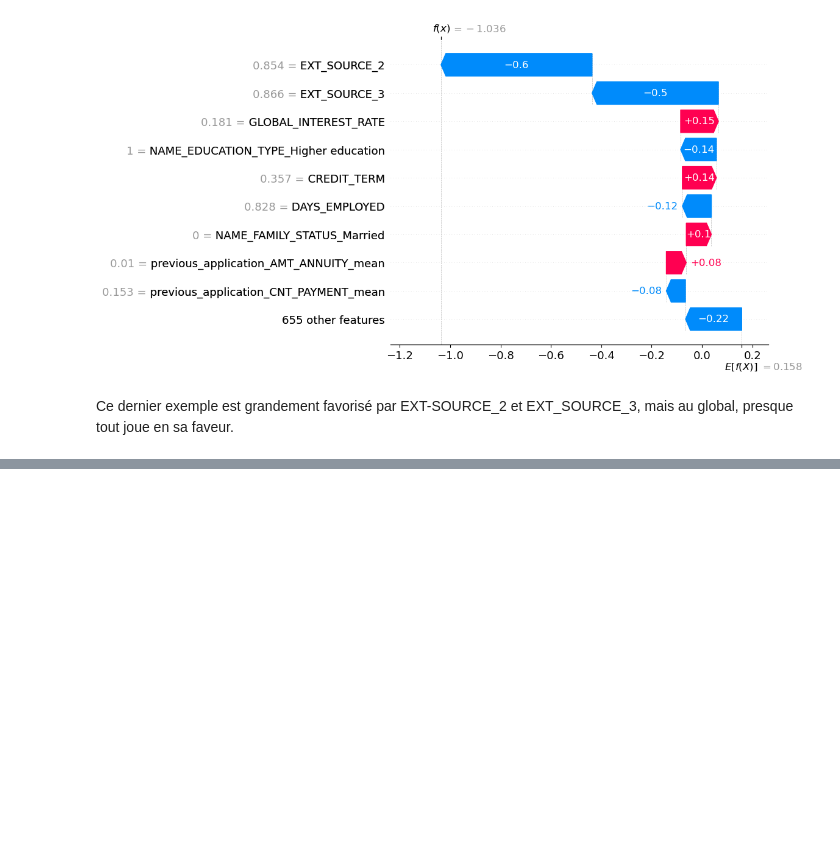
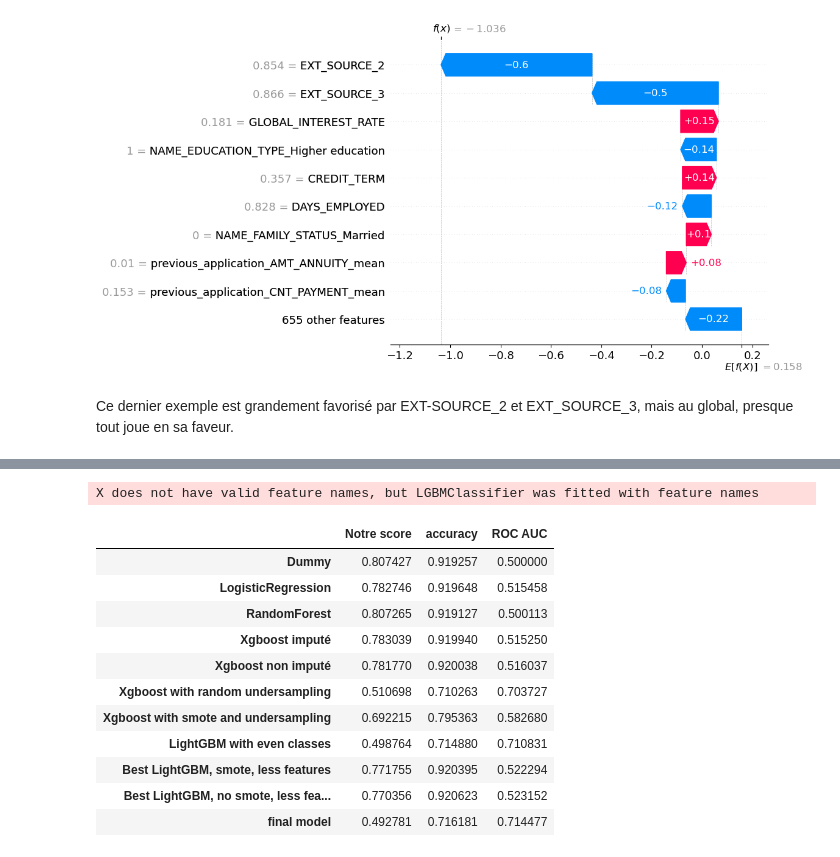
Before and after one commit to ludovicchmz/OpenClassrooms-DataScientist-Projet7, a Jupyter notebook: Chaumaz_Ludovic_2_notebook_modélisation_102025.ipynb, the cells around one changed output, grey strips where cells are left out. Cells and saved outputs as stored; diff of their text form; code cells hidden in the pictures; blank space fills up the shorter version.

```diff
--- a/Chaumaz_Ludovic_2_notebook_modélisation_102025.ipynb
+++ b/Chaumaz_Ludovic_2_notebook_modélisation_102025.ipynb
@@ -1155,0 +1137,15 @@ with open("sample_input.json", "w") as f:
+# %%
+mms = MinMaxScaler()
+lgbm_f = lgb.LGBMClassifier(learning_rate = 0.05,
+                          n_estimators = 1000,
+                          max_depth = 3,
+                          reg_alpha = 0,
+                          reg_lambda = 0)
+
+best_model =  Pipeline([('scaler', mms),
+                        ('model', lgbm_f)])
+
+under = RandomUnderSampler(sampling_strategy = 1)
+X_train_final, y_train_final = under.fit_resample(X_train, y_train)
+
+best_model.fit(X_train_final, y_train_final)
@@ -1155,0 +1178,20 @@ with open("sample_input.json", "w") as f:
+# %%
+mlflow.start_run(run_name = "final model")
+scores.loc["final model"] = get_scores(best_model, X_val, y_val)
+
+mlflow.end_run()
+scores
+# %% [output]
+X does not have valid feature names, but LGBMClassifier was fitted with feature names
+|  | Notre score | accuracy | ROC AUC |
+| Dummy | 0.807427 | 0.919257 | 0.500000 |
+| LogisticRegression | 0.782746 | 0.919648 | 0.515458 |
+| RandomForest | 0.807265 | 0.919127 | 0.500113 |
+| Xgboost imputé | 0.783039 | 0.919940 | 0.515250 |
+| Xgboost non imputé | 0.781770 | 0.920038 | 0.516037 |
+| Xgboost with random undersampling | 0.510698 | 0.710263 | 0.703727 |
+| Xgboost with smote and undersampling | 0.692215 | 0.795363 | 0.582680 |
+| LightGBM with even classes | 0.498764 | 0.714880 | 0.710831 |
+| Best LightGBM, smote, less features | 0.771755 | 0.920395 | 0.522294 |
+| Best LightGBM, no smote, less fea... | 0.770356 | 0.920623 | 0.523152 |
+| final model | 0.492781 | 0.716181 | 0.714477 |
```
Also changed, not shown: parts of 14 cells of this notebook, 6 other files.
